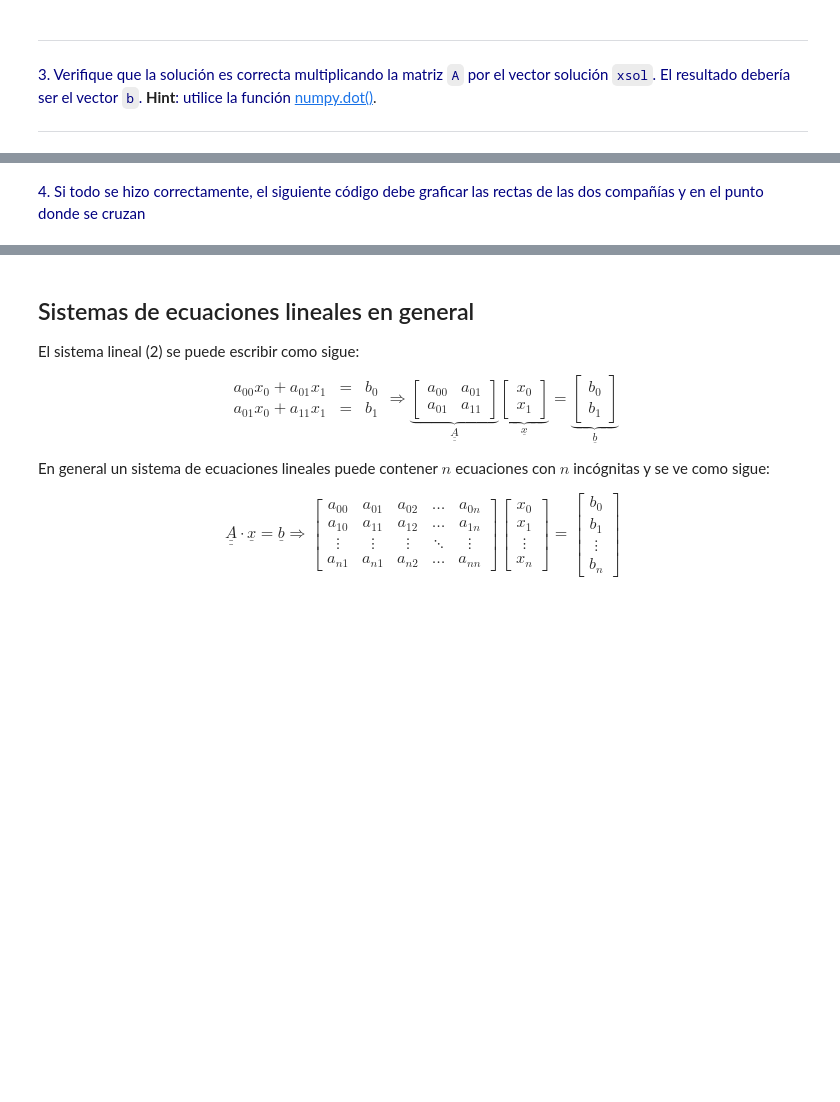
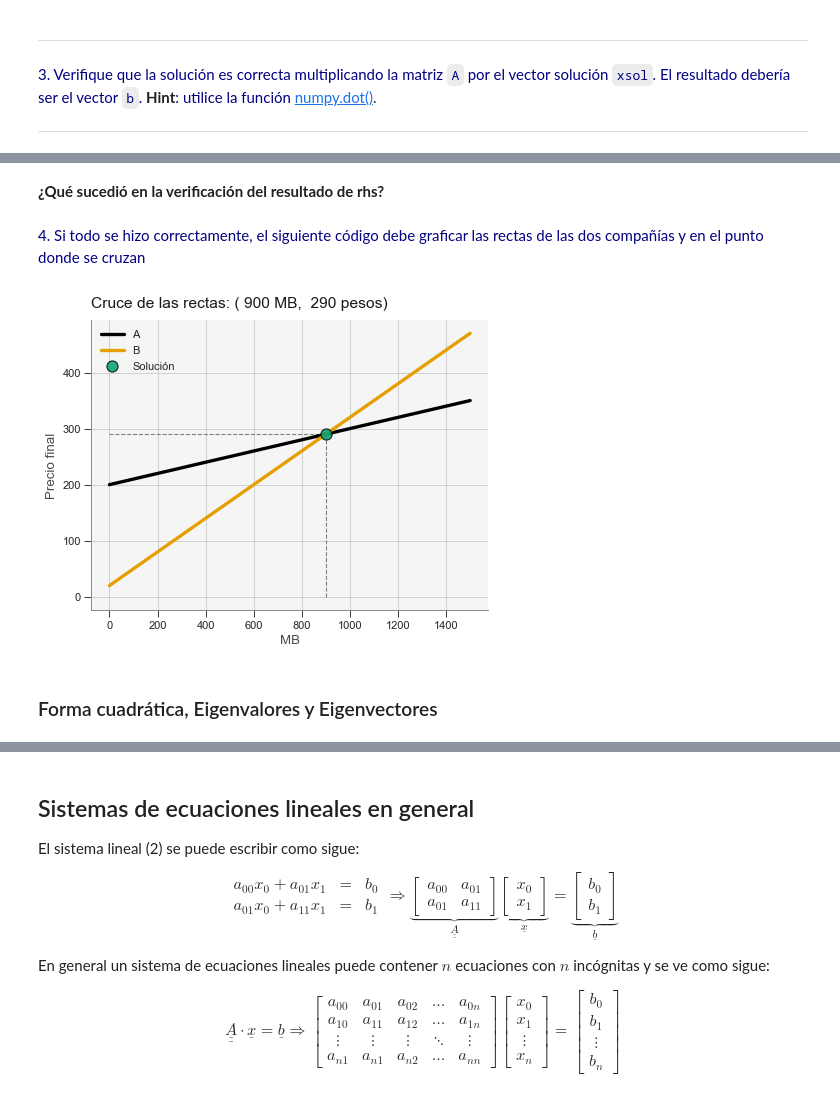
Before and after one commit to luiggix/Macti2, a Jupyter notebook: cuadernos/SistemasLineales/01_SolSisEcsLin01.ipynb, the cells around one changed output, grey strips where cells are left out. Drawn from its saved outputs; the diff is of its cells as text; code cells hidden in the pictures; blank space fills up the shorter version.

```diff
--- a/cuadernos/SistemasLineales/01_SolSisEcsLin01.ipynb
+++ b/cuadernos/SistemasLineales/01_SolSisEcsLin01.ipynb
@@ -149,7 +149,7 @@ Si resolvemos el sistema (2), entonces será posible conocer de manera precisa e
 ---
 # %%
 # Definimos la matriz A y el vector b
-A = np.array([[0.10, -1.],[0.35,-1.]] )
+A = np.array([[0.10, -1.],[0.30,-1.]] )
 b = np.array([[-200.0,-20.0]]).T
 
 print("Matriz A : \n",A)
@@ -185,2 +219,4 @@ np.dot(A, xsol)
+# %% [markdown]
+**¿Qué sucedió en la verificación del resultado de rhs?**
 # %% [markdown]
 <font color="Navy">4. Si todo se hizo correctamente, el siguiente código debe graficar las rectas de las dos compañías y en el punto donde se cruzan</font>
@@ -204,0 +223,22 @@ plt.show()
+# %%
+# Gráfica de las líneas de cada compañía
+plt.plot(x, PA, lw=3,label = 'A')
+plt.plot(x, PB, lw=3,label = 'B')
+
+# Punto de cruce de las líneas rectas
+plt.scatter(xsol[0], xsol[1], fc = 'C3', ec ='k', s = 100, alpha=0.85, zorder=5, label='Solución')
+
+# Decoración de la gráfica
+plt.xlabel('MB')
+plt.ylabel('Precio final')
+plt.title('Cruce de las rectas: ({:4.0f} MB, {:4.0f} pesos)'.format(xsol[0][0], xsol[1][0]))
+plt.vlines(xsol[0][0], 0, xsol[1][0], ls='--', lw=1.0, color='gray')
+plt.hlines(xsol[1][0], 0, xsol[0][0], ls='--', lw=1.0, color='gray')
+
+plt.grid(True)
+plt.legend()
+plt.show()
+# %% [output]
+[figure, added]
+# %% [markdown]
+### Forma cuadrática, Eigenvalores y Eigenvectores
```
Also changed, not shown: parts of 13 cells of this notebook, 3 other files.
